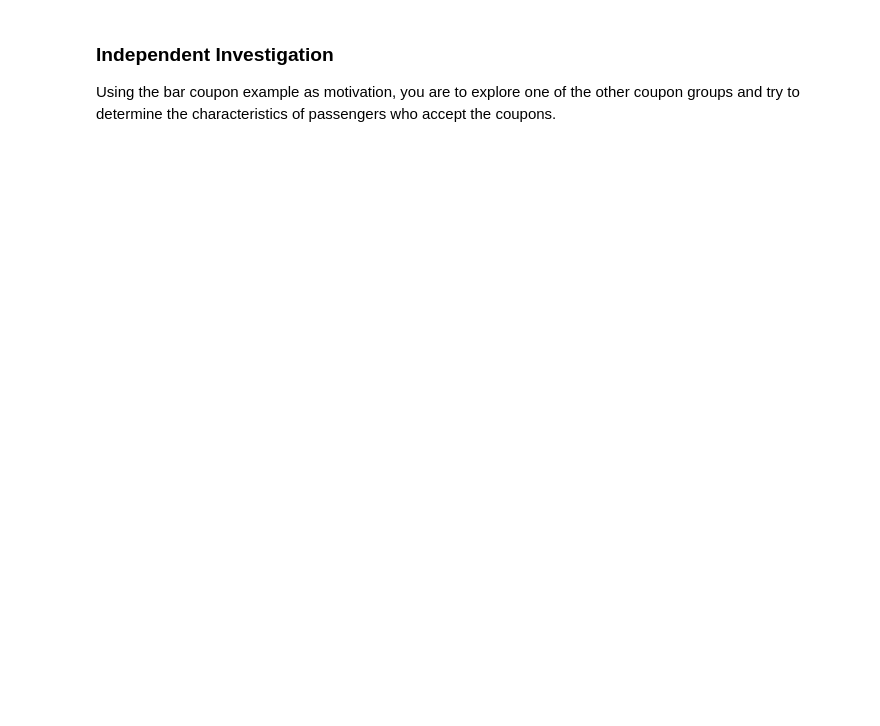
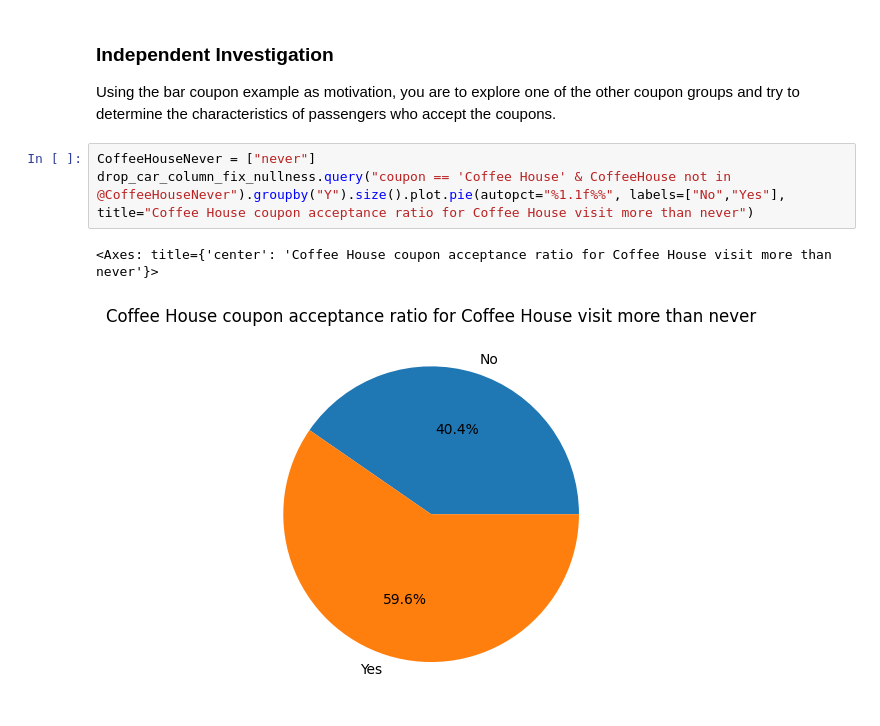
Before and after one commit to maugomez77/kraftwerk, a Jupyter notebook: module_5/assignment_5.1/Mauricio_prompt.ipynb, the cells around one changed output. Drawn from its saved outputs; the diff is of its cells as text; blank space fills up the shorter version.

```diff
--- a/module_5/assignment_5.1/Mauricio_prompt.ipynb
+++ b/module_5/assignment_5.1/Mauricio_prompt.ipynb
@@ -529,3 +538,9 @@ drop_car_column_fix_nullness.query("coupon in @CheapRestaurant & RestaurantLessT
 ### Independent Investigation
 
 Using the bar coupon example as motivation, you are to explore one of the other coupon groups and try to determine the characteristics of passengers who accept the coupons.
+# %%
+CoffeeHouseNever = ["never"]
+drop_car_column_fix_nullness.query("coupon == 'Coffee House' & CoffeeHouse not in @CoffeeHouseNever").groupby("Y").size().plot.pie(autopct="%1.1f%%", labels=["No","Yes"], title="Coffee House coupon acceptance ratio for Coffee House visit more than never")
+# %% [output]
+<Axes: title={'center': 'Coffee House coupon acceptance ratio for Coffee House visit more than never'}>
+[figure, added]
```
Also changed, not shown: parts of 13 cells of this notebook, 1 other file.
